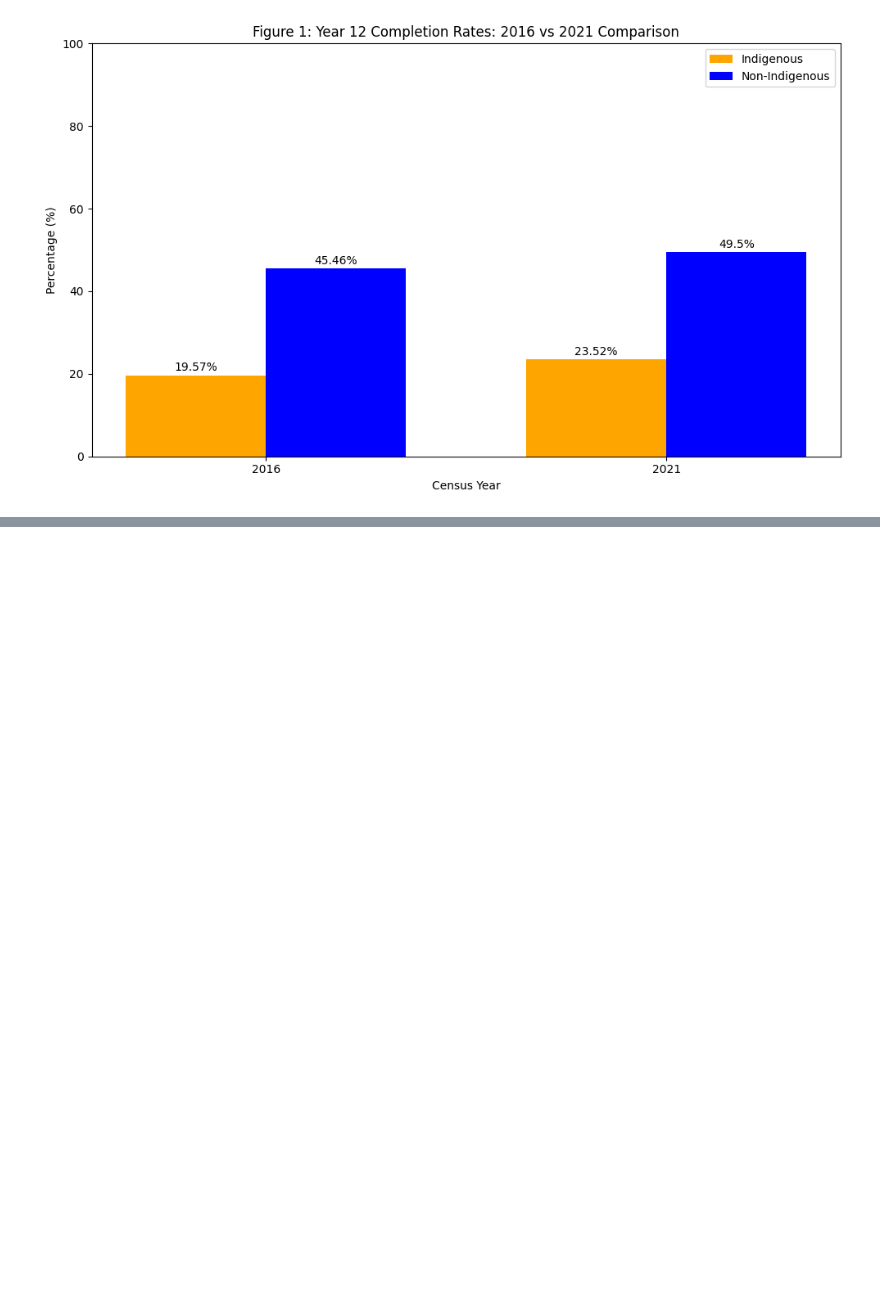
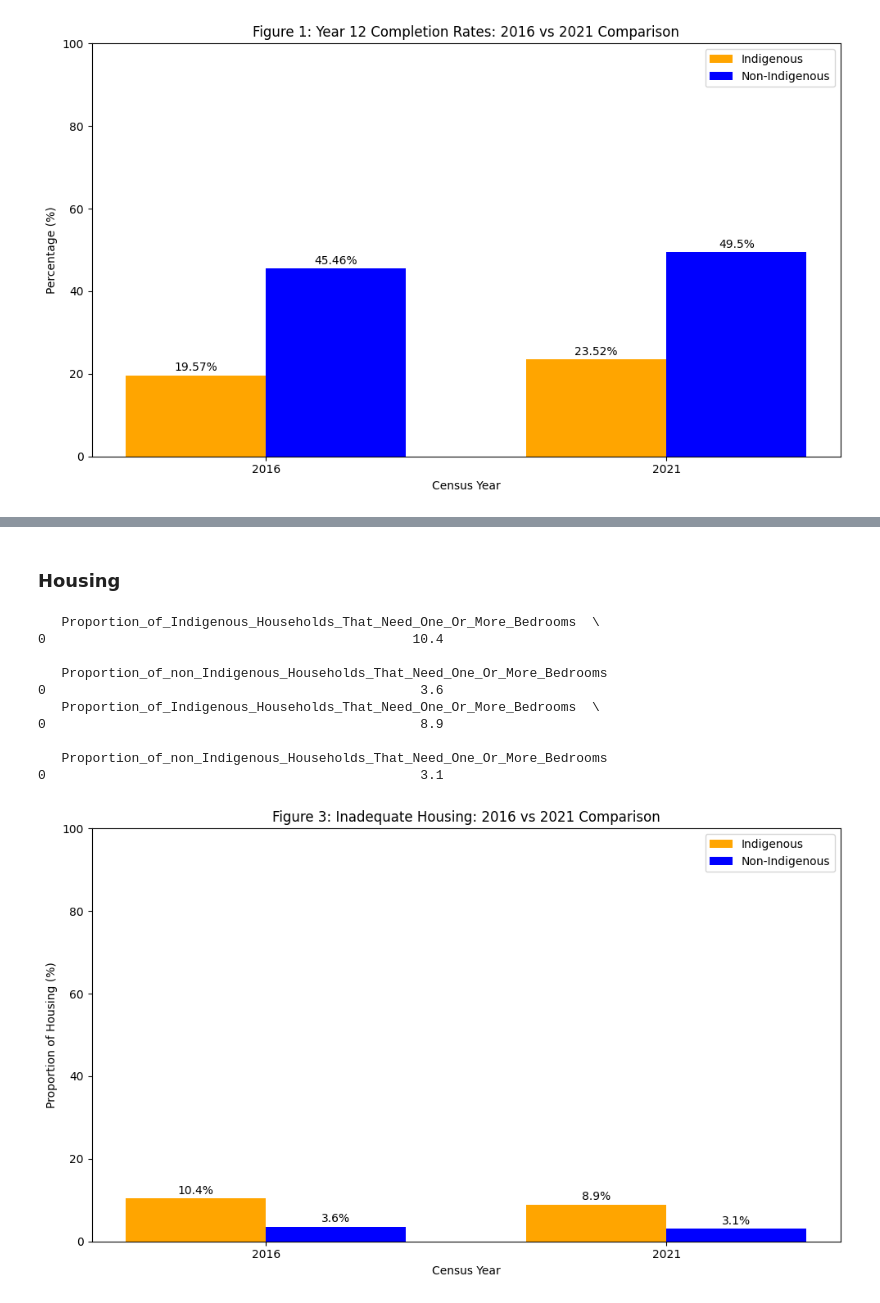
Before and after one commit to nylzy/DataScienceAssignment1, a Jupyter notebook: CITS2402-Assignment-22708177.ipynb, the cells around one changed output, grey strips where cells are left out. Saved outputs shown, nothing was run; the diff lists cells and outputs as text; code cells hidden in the pictures; blank space fills up the shorter version.

```diff
--- a/CITS2402-Assignment-22708177.ipynb
+++ b/CITS2402-Assignment-22708177.ipynb
@@ -281,0 +285,65 @@ Non-Indigenous: +1.92 percentage points
+# %% [markdown]
+### Housing
+# %%
+import pandas as pd
+import matplotlib.pyplot as plt
+
+
+peoplePerRoom2016 = pd.read_csv('2016Census_I04_AUS.csv')
+peoplePerRoom2016 = peoplePerRoom2016[['P_d_n_x_b_In_ps_hh_w_In_p','P_d_n_x_b_No_In_p_oth_hh']]
+peoplePerRoom2016 = peoplePerRoom2016.rename(columns={
+    'P_d_n_x_b_In_ps_hh_w_In_p': 'Proportion_of_Indigenous_Households_That_Need_One_Or_More_Bedrooms',
+    'P_d_n_x_b_No_In_p_oth_hh': 'Proportion_of_non_Indigenous_Households_That_Need_One_Or_More_Bedrooms'
+})
+print(peoplePerRoom2016)
+
+peoplePerRoom2021 = pd.read_csv('2021Census_I04_AUS_AUS.csv')
+peoplePerRoom2021 = peoplePerRoom2021[['P_d_n_x_b_Hh_w_In_p','P_d_n_x_b_No_Oth_hh']]
+peoplePerRoom2021 = peoplePerRoom2021.rename(columns={
+    'P_d_n_x_b_Hh_w_In_p': 'Proportion_of_Indigenous_Households_That_Need_One_Or_More_Bedrooms',
+    'P_d_n_x_b_No_Oth_hh': 'Proportion_of_non_Indigenous_Households_That_Need_One_Or_More_Bedrooms'
+})
+print(peoplePerRoom2021)
+
+fig, ax = plt.subplots(figsize=(10, 6))
+
+x = range(2)
+width = 0.35
+
+indigenous_values = [peoplePerRoom2016['Proportion_of_Indigenous_Households_That_Need_One_Or_More_Bedrooms'].iloc[0],
+                    peoplePerRoom2021['Proportion_of_Indigenous_Households_That_Need_One_Or_More_Bedrooms'].iloc[0]]
+non_indigenous_values = [peoplePerRoom2016['Proportion_of_non_Indigenous_Households_That_Need_One_Or_More_Bedrooms'].iloc[0],
+                        peoplePerRoom2021['Proportion_of_non_Indigenous_Households_That_Need_One_Or_More_Bedrooms'].iloc[0]]
+
+bars1 = ax.bar([i - width/2 for i in x], indigenous_values, width, label='Indigenous', color='orange')
+bars2 = ax.bar([i + width/2 for i in x], non_indigenous_values, width, label='Non-Indigenous', color='blue')
+
+# Add value labels on bars
+for bars in [bars1, bars2]:
+    for bar in bars:
+        height = bar.get_height()
+        ax.text(bar.get_x() + bar.get_width()/2., height + 0.5,
+                f'{height}%', ha='center', va='bottom', fontsize=10)
+
+ax.set_xlabel('Census Year')
+ax.set_ylabel('Proportion of Housing (%)')
+ax.set_title('Figure 3: Inadequate Housing: 2016 vs 2021 Comparison')
+ax.set_xticks(x)
+ax.set_xticklabels(['2016', '2021'])
+ax.legend()
+ax.set_ylim(0, 100)
+
+plt.tight_layout()
+plt.show()
+# %% [output]
+   Proportion_of_Indigenous_Households_That_Need_One_Or_More_Bedrooms  \
+0                                               10.4
+
+   Proportion_of_non_Indigenous_Households_That_Need_One_Or_More_Bedrooms
+0                                                3.6
+   Proportion_of_Indigenous_Households_That_Need_One_Or_More_Bedrooms  \
+0                                                8.9
+
+   Proportion_of_non_Indigenous_Households_That_Need_One_Or_More_Bedrooms
+0                                                3.1
+[figure, added]
```
Also changed, not shown: parts of 11 cells of this notebook.
